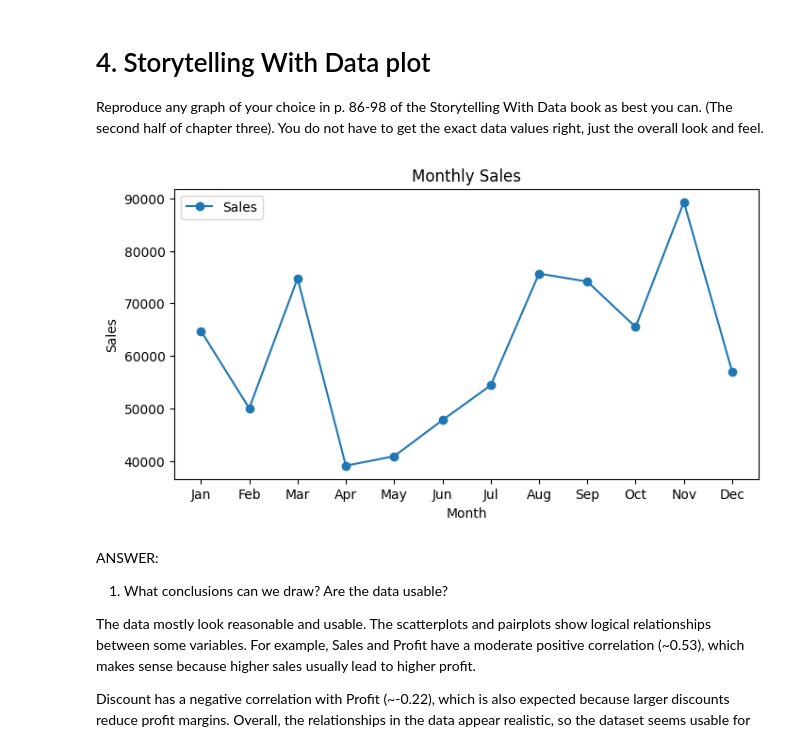
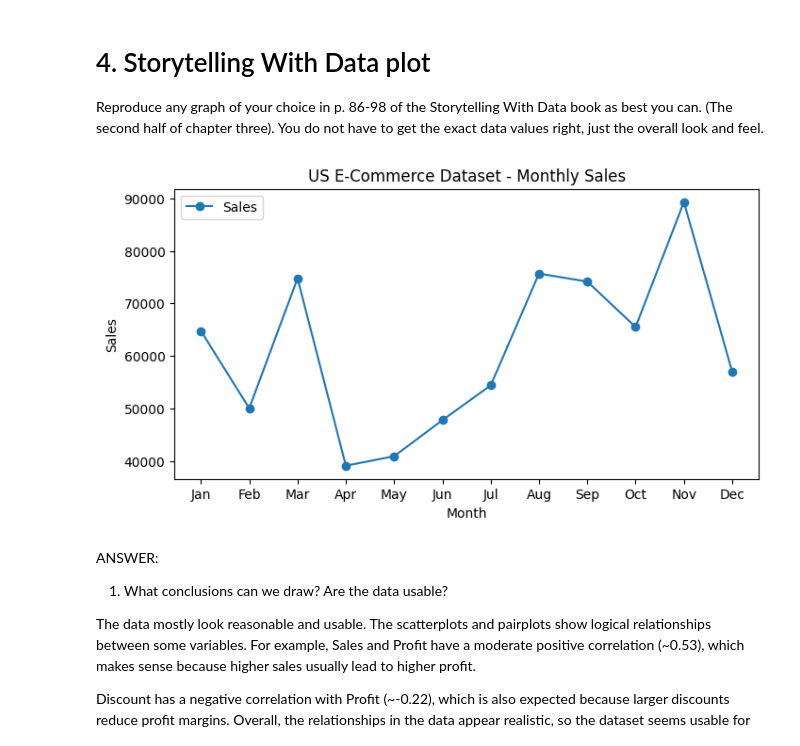
Before and after one commit to carlos00002/DX699_02, a Jupyter notebook: homework/OMDS-ModB2-Week6-Jaime-Carlos.ipynb, the cells around one changed output. Drawn from its saved outputs; the diff is of its cells as text; code cells hidden in the pictures.

```diff
--- a/homework/OMDS-ModB2-Week6-Jaime-Carlos.ipynb
+++ b/homework/OMDS-ModB2-Week6-Jaime-Carlos.ipynb
@@ -201,32 +201,32 @@ Reproduce any graph of your choice in p. 86-98 of the Storytelling With Data boo
 # %%
 import pandas as pd
 import matplotlib.pyplot as plt
 
 # convert date column
 df["Order Date"] = pd.to_datetime(df["Order Date"])
 
 # create month column
 df["Month"] = df["Order Date"].dt.month_name().str[:3]
 
 # order months correctly
 month_order = ["Jan","Feb","Mar","Apr","May","Jun","Jul","Aug","Sep","Oct","Nov","Dec"]
 df["Month"] = pd.Categorical(df["Month"], categories=month_order, ordered=True)
 
 # group by month
 monthly_sales = df.groupby("Month")["Sales"].sum()
 
 # plot
 plt.figure(figsize=(8,4))
 plt.plot(monthly_sales.index, monthly_sales.values, marker="o", label="Sales")
 
-plt.title("Monthly Sales")
+plt.title("US E-Commerce Dataset - Monthly Sales")
 plt.xlabel("Month")
 plt.ylabel("Sales")
 plt.legend()
 
 plt.show()
 # %% [output]
-[figure, old version]
+[figure, new version]
 # %% [markdown]
 ANSWER:
 1. What conclusions can we draw? Are the data usable?
```
Also changed, not shown: parts of 15 cells of this notebook.
